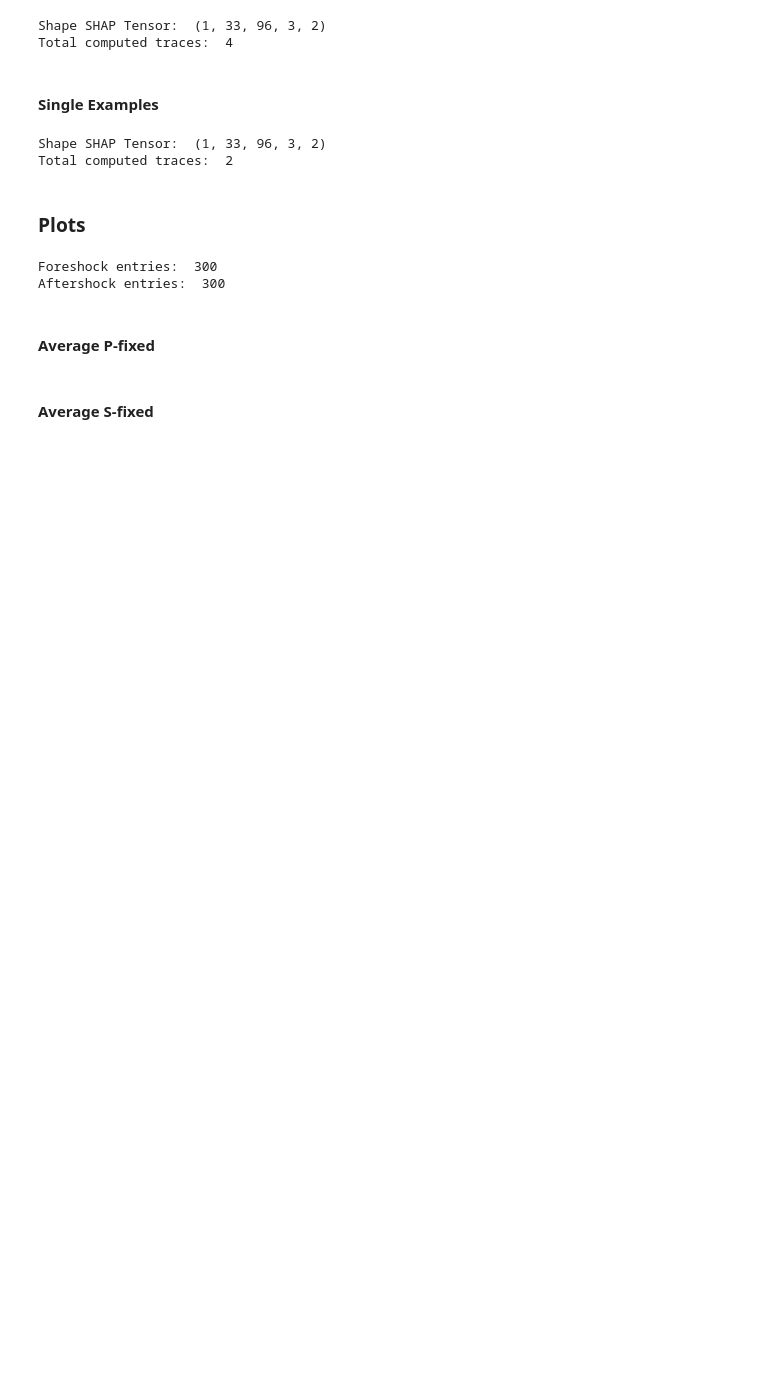
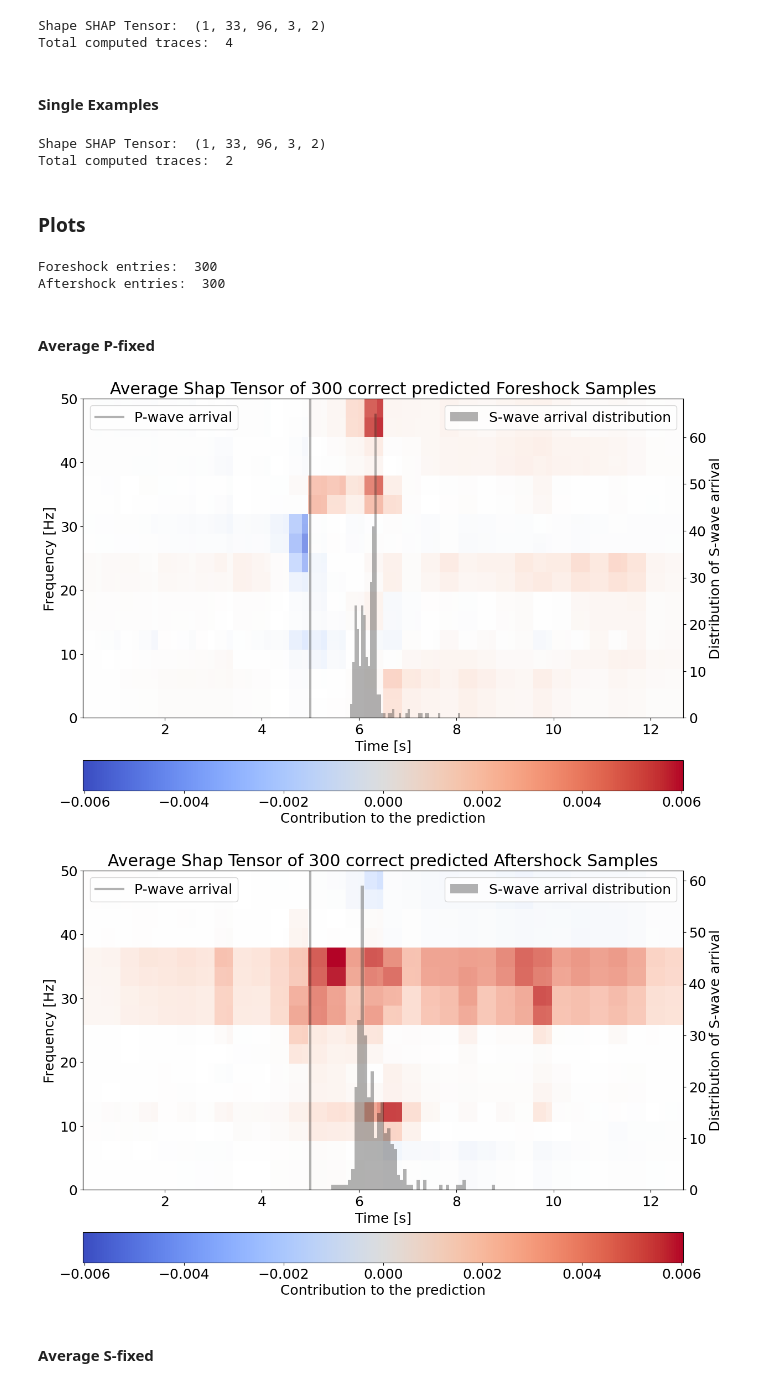
Before and after one commit to mich1803/CNN-Explainability-on-Earthquakes, a Jupyter notebook: explainability/compute_shap.ipynb, the cells around one changed output. Cells and saved outputs as stored; diff of their text form; code cells hidden in the pictures; blank space fills up the shorter version.

```diff
--- a/explainability/compute_shap.ipynb
+++ b/explainability/compute_shap.ipynb
@@ -305,26 +305,32 @@ Aftershock entries:  300
 # %%
 # Plot SHAP Tensor (P-fixed)
 
 p_mean_pre = np.load(os.path.join(output_path, "avg_p_pre.npy"))
 p_mean_post = np.load(os.path.join(output_path, "avg_p_post.npy"))
+s_mean_pre = np.load(os.path.join(output_path, "avg_s_pre.npy"))
+s_mean_post = np.load(os.path.join(output_path, "avg_s_post.npy"))
 
-alpha_max = np.max([np.max(p_mean_pre), np.max(p_mean_post)])
-alpha_min = np.min([np.min(p_mean_pre), np.min(p_mean_post)])
+alpha_max = np.max([np.max(s_mean_pre), np.max(s_mean_post), np.max(p_mean_pre), np.max(p_mean_post)])
+alpha_min = np.min([np.min(s_mean_pre), np.min(s_mean_post), np.min(p_mean_pre), np.min(p_mean_post)])
+
 
 plot_mean_shap_p(p_mean_pre.mean(axis=-1),
                  ft,
                  title = "Average Shap Tensor of 300 correct predicted Foreshock Samples",
                  alpha_max = alpha_max,
                  alpha_min = alpha_min,
                  hist = 5 + foreshock_s_diff,
                  figsize=(14, 10))
 plot_mean_shap_p(p_mean_post.mean(axis=-1),
                  ft,
                  title = "Average Shap Tensor of 300 correct predicted Aftershock Samples",
                  alpha_max = alpha_max,
                  alpha_min = alpha_min,
                  hist = 5 + aftershock_s_diff,
                  figsize=(14, 10))
+# %% [output]
+[figure, added]
+[figure, added]
 # %%
 # SAVE PLOT IMAGES
 
```
Also changed, not shown: parts of 1 cell of this notebook, 1 other file.
